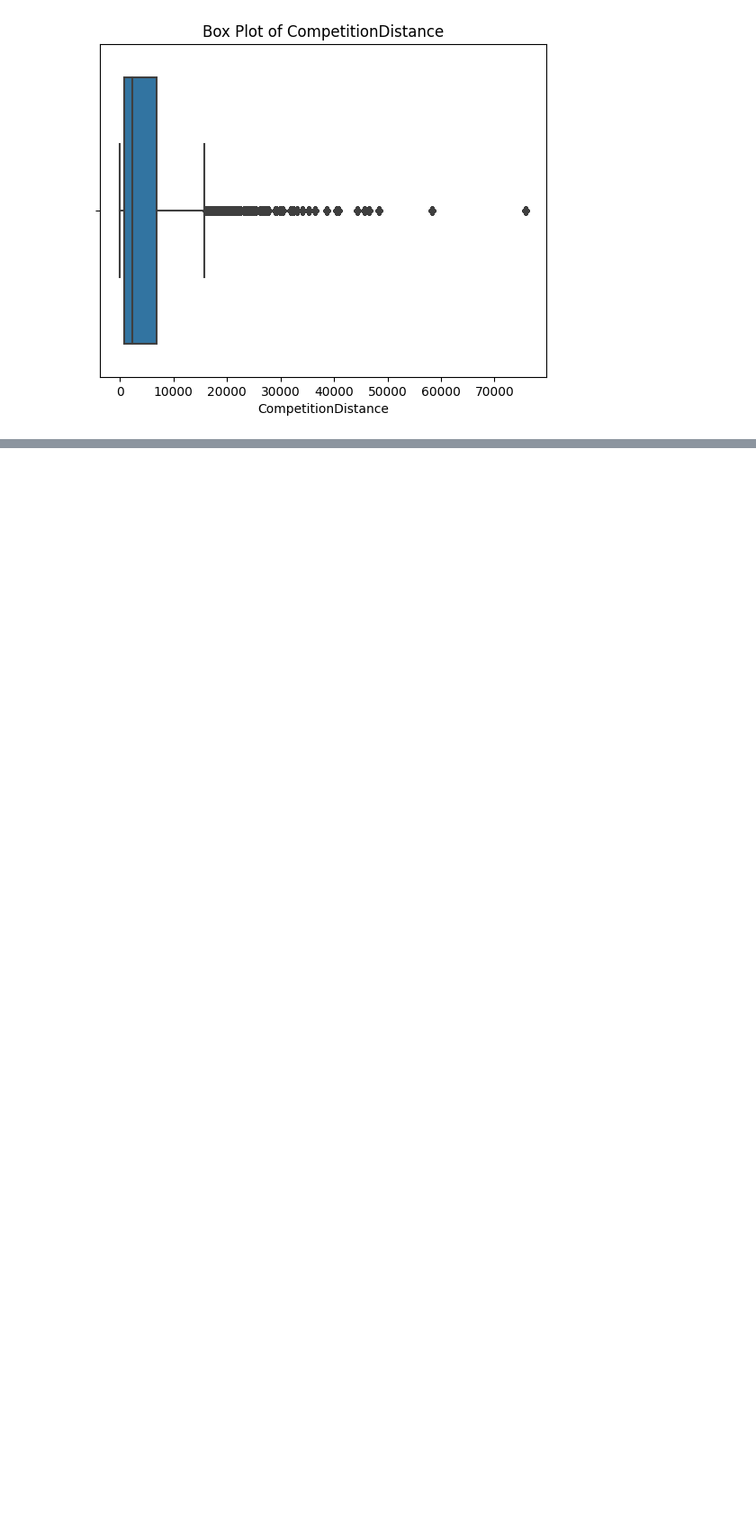
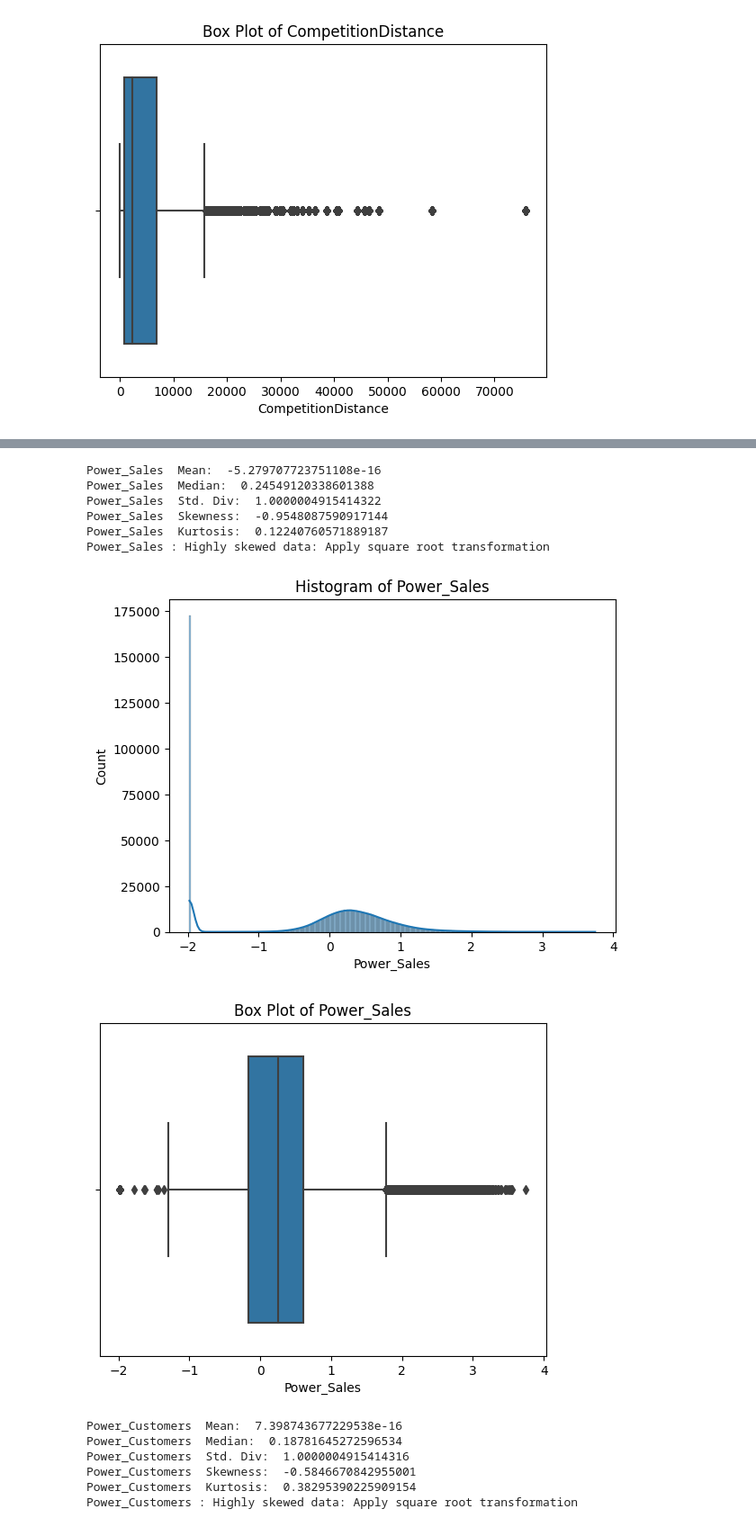
Before and after one commit to chakratechgeek/Supervised_Learning_MLOps, a Jupyter notebook: Rossmann_sales_prediction.ipynb, the cells around one changed output, grey strips where cells are left out. Shown at 90% size. Cells and saved outputs as stored; diff of their text form; code cells hidden in the pictures; blank space fills up the shorter version.

```diff
--- a/Rossmann_sales_prediction.ipynb
+++ b/Rossmann_sales_prediction.ipynb
@@ -1068,0 +1141,51 @@ Transformed Kurtosis: -0.63
+# %%
+drop_columns = ['Quantile_CompetitionDistance','Power_CompetitionDistance','log_CompetitionDistance','Sqrt_CompetitionDistance','MinMax_CompetitionDistance','Standardized_CompetitionDistance','Robust_CompetitionDistance',]
+
+df = df.drop(columns=drop_columns)
+# %%
+import matplotlib.pyplot as plt
+import seaborn as sns
+num_columns = ['Power_Sales','Power_Customers','BoxCox_CompetitionDistance']
+for col in num_columns:
+    print (col," Mean: ", df[col].mean())
+    print (col," Median: ", df[col].median())
+    print (col, " Std. Div: ", df[col].std())
+    print (col," Skewness: ", skew(df[col]))
+
+    skewness = skew(df[col])
+    print (col," Kurtosis: ", kurtosis(df[col]))
+
+    #Calculate the Skewness and its interference
+    if skewness > 1 or skewness < -1:
+        print (col,": Highly skewed data: apply log transformation")
+    elif 0.5 < skewness <= 1 or -1 <= skewness < -0.5:
+        print (col,": Highly skewed data: Apply square root transformation")
+    else:
+        print (col,": Looks, its symmetric data")
+
+
+    # Histogram
+    sns.histplot(df[col], kde=True)
+    hist_title = 'Histogram of '+col
+    plt.title(hist_title)
+    plt.show()
+    # Box plot
+    box_title = 'Box Plot of '+col
+    sns.boxplot(x=df[col])
+    plt.title(box_title)
+    plt.show()
+# %% [output]
+Power_Sales  Mean:  -5.279707723751108e-16
+Power_Sales  Median:  0.24549120338601388
+Power_Sales  Std. Div:  1.0000004915414322
+Power_Sales  Skewness:  -0.9548087590917144
+Power_Sales  Kurtosis:  0.12240760571889187
+Power_Sales : Highly skewed data: Apply square root transformation
+[figure, added]
+[figure, added]
+Power_Customers  Mean:  7.398743677229538e-16
+Power_Customers  Median:  0.18781645272596534
+Power_Customers  Std. Div:  1.0000004915414316
+Power_Customers  Skewness:  -0.5846670842955001
+Power_Customers  Kurtosis:  0.38295390225909154
+Power_Customers : Highly skewed data: Apply square root transformation
```
Also changed, not shown: parts of 10 cells of this notebook.
